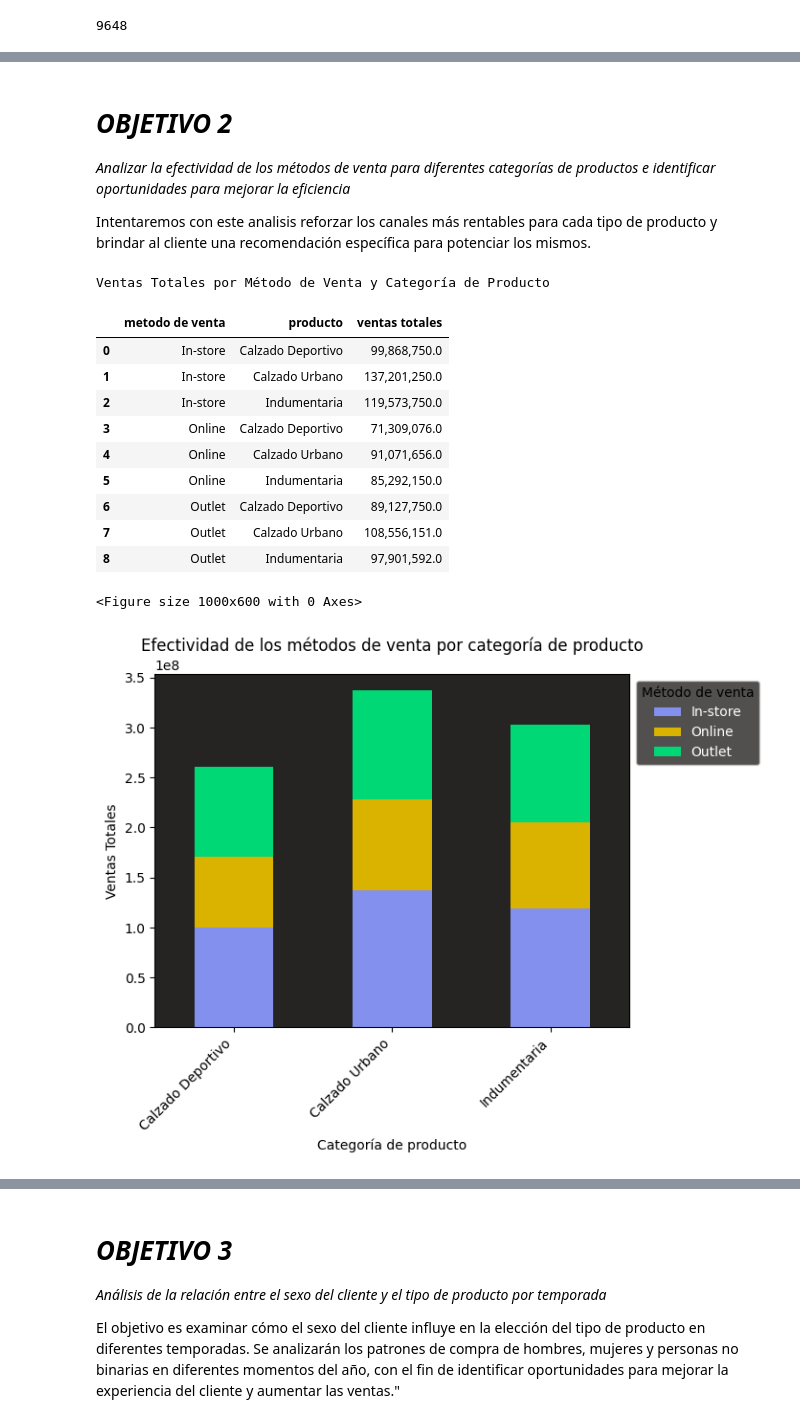
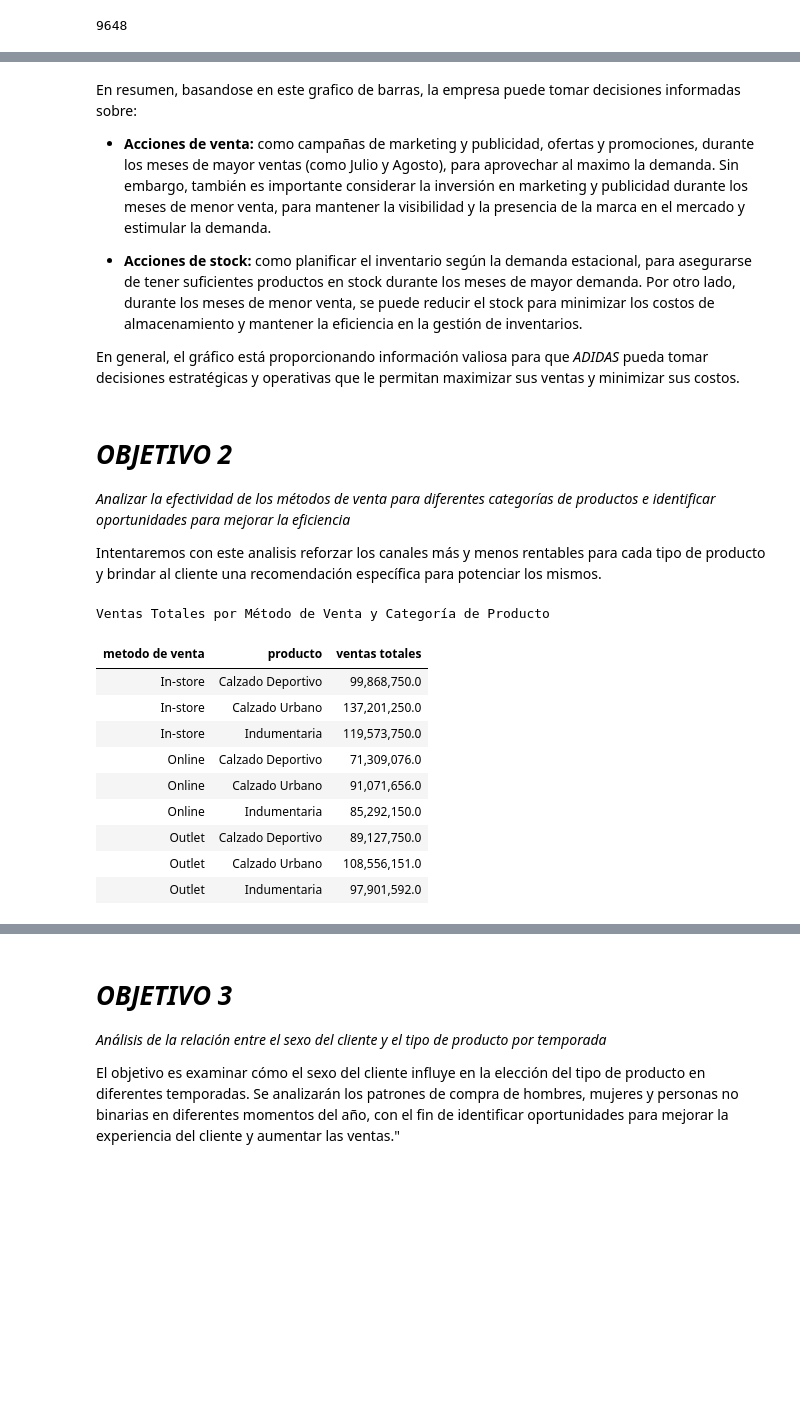
Before and after one commit to elterco83/Coder_DS1, a Jupyter notebook: Dataset_Etchezar.ipynb, the cells around one changed output, grey strips where cells are left out. Drawn from its saved outputs; the diff is of its cells as text; code cells hidden in the pictures; blank space fills up the shorter version.

```diff
--- a/Dataset_Etchezar.ipynb
+++ b/Dataset_Etchezar.ipynb
@@ -17,0 +14,5 @@ Mounted at /content/drive
+# %%
+!wget https://raw.githubusercontent.com/elterco83/Coder_DS1/refs/heads/main/Ventas_Adidas_USA.csv
+
+import pandas as pd
+df = pd.read_csv('Ventas_Adidas_USA.csv')
@@ -189,0 +151,2 @@ dtype: object
+# %%
+df["fecha"] = pd.to_datetime(df["fecha"])
@@ -190,58 +231,48 @@ dtype: object
+# %% [markdown]
+En resumen, basandose en este grafico de barras, la empresa puede tomar decisiones informadas sobre:
+
+- **Acciones de venta:** como campañas de marketing y publicidad, ofertas y promociones, durante los meses de mayor ventas (como Julio y Agosto), para aprovechar al maximo la demanda.
+Sin embargo, también es importante considerar la inversión en marketing y publicidad durante los meses de menor venta, para mantener la visibilidad y la presencia de la marca en el mercado y estimular la demanda.
+
+- **Acciones de stock:** como planificar el inventario según la demanda estacional, para asegurarse de tener suficientes productos en stock durante los meses de mayor demanda.
+Por otro lado, durante los meses de menor venta, se puede reducir el stock para minimizar los costos de almacenamiento y mantener la eficiencia en la gestión de inventarios.
+
+En general, el gráfico está proporcionando información valiosa para que *ADIDAS* pueda tomar decisiones estratégicas y operativas que le permitan maximizar sus ventas y minimizar sus costos.
 # %% [markdown]
 # ***OBJETIVO 2***
 
 *Analizar la efectividad de los métodos de venta para diferentes categorías de productos e identificar oportunidades para mejorar la eficiencia*
 
-Intentaremos con este analisis reforzar los canales más rentables para cada tipo de producto y brindar al cliente una recomendación específica para potenciar los mismos.
+Intentaremos con este analisis reforzar los canales más y menos rentables para cada tipo de producto y brindar al cliente una recomendación específica para potenciar los mismos.
 # %%
 import matplotlib.pyplot as plt
 import pandas as pd
 import pandas as pd
 import seaborn as sns
-from IPython.display import display, HTML
-
 
 #Hacemos un groupby con pandas
 ventas_resumen_grupo = df.groupby(['metodo de venta', 'producto'])['ventas totales'].sum().reset_index()
 ventas_resumen_grupo['ventas totales'] = ventas_resumen_grupo['ventas totales'].apply(lambda x: format(x, ',.1f'))
 styled_df = ventas_resumen_grupo.style.set_table_styles([
     {"selector": "thead", "props": [("background-color", "#d3d3d3"), ("color", "black"), ("font-weight", "bold")]},
     {"selector": "tbody tr:nth-child(even)", "props": [("background-color", "#f2f2f2")]},
     {"selector": "tbody tr:nth-child(odd)", "props": [("background-color", "#ffffff")]}
-]).set_caption("Ventas Totales por Método de Venta y Categoría de Producto")
+]).set_caption("Ventas Totales por Método de Venta y Categoría de Producto")\
+.hide()
 
 display(styled_df)
 
-# Procedemos a crar un gráfico de barras apiladas para visualizar la efectividad de los métodos de venta
-plt.figure(figsize=(10, 6))
-ventas_por_metodo = df.pivot_table(index='producto', columns='metodo de venta', values='ventas totales', aggfunc='sum')
-ventas_por_metodo.plot(kind='bar', stacked=True, color=['#8390ED','#D9B300','#00D876'])
-plt.xlabel('Categoría de producto')
-plt.ylabel('Ventas Totales')
-plt.title('Efectividad de los métodos de venta por categoría de producto')
-plt.legend(title='Método de venta', loc='upper left', bbox_to_anchor=(1, 1),labelcolor='white', facecolor='#252423')
-plt.xticks(rotation=45, ha='right')
-ax = plt.gca()
-ax.set_facecolor('#252423')
-plt.show()
-
-# Crea un gráfico de torta para las ventas totales por método de venta
-plt.figure(figsize=(8, 6))
-ventas_por_metodo = df.groupby('metodo de venta')['ventas totales'].sum()
-plt.pie(ventas_por_metodo, labels=ventas_por_metodo.index, autopct='%1.1f%%')
-plt.title('Distribución de las ventas totales por método de venta')
-plt.show()
+#le cambiamos el tipo de dato al atributo 'ventas totales'
+ventas_resumen_grupo['ventas totales'] = ventas_resumen_grupo['ventas totales'].str.replace(',', '').astype(float)
 # %% [output]
 Ventas Totales por Método de Venta y Categoría de Producto
-|  | metodo de venta | producto | ventas totales |
-| 0 | In-store | Calzado Deportivo | 99,868,750.0 |
-| 1 | In-store | Calzado Urbano | 137,201,250.0 |
-| 2 | In-store | Indumentaria | 119,573,750.0 |
-| 3 | Online | Calzado Deportivo | 71,309,076.0 |
-| 4 | Online | Calzado Urbano | 91,071,656.0 |
-| 5 | Online | Indumentaria | 85,292,150.0 |
-| 6 | Outlet | Calzado Deportivo | 89,127,750.0 |
-| 7 | Outlet | Calzado Urbano | 108,556,151.0 |
-| 8 | Outlet | Indumentaria | 97,901,592.0 |
+| metodo de venta | producto | ventas totales |
+| In-store | Calzado Deportivo | 99,868,750.0 |
+| In-store | Calzado Urbano | 137,201,250.0 |
+| In-store | Indumentaria | 119,573,750.0 |
+| Online | Calzado Deportivo | 71,309,076.0 |
+| Online | Calzado Urbano | 91,071,656.0 |
+| Online | Indumentaria | 85,292,150.0 |
+| Outlet | Calzado Deportivo | 89,127,750.0 |
+| Outlet | Calzado Urbano | 108,556,151.0 |
+| Outlet | Indumentaria | 97,901,592.0 |
-<Figure size 1000x600 with 0 Axes>
-[figure, removed]
```
Also changed, not shown: parts of 30 cells of this notebook.
